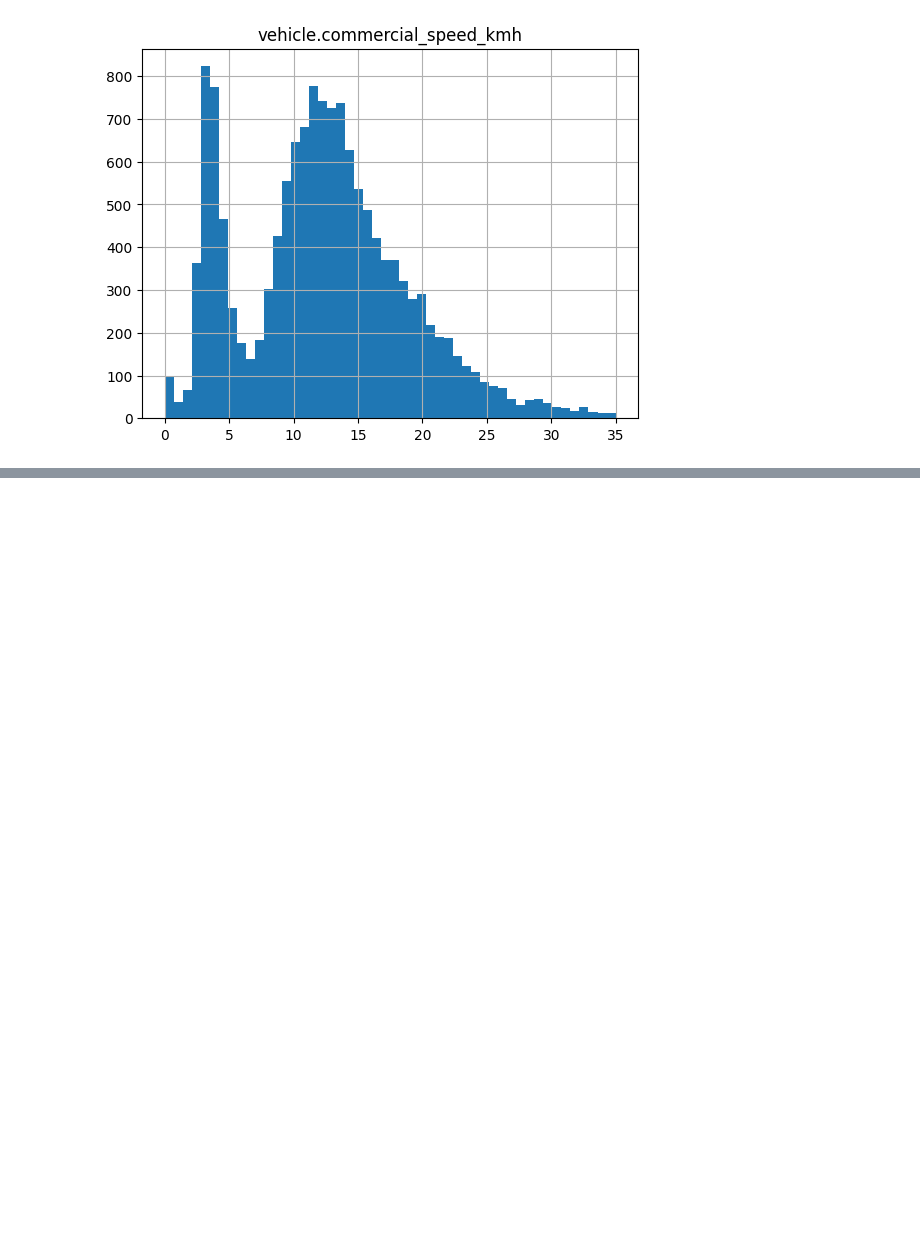
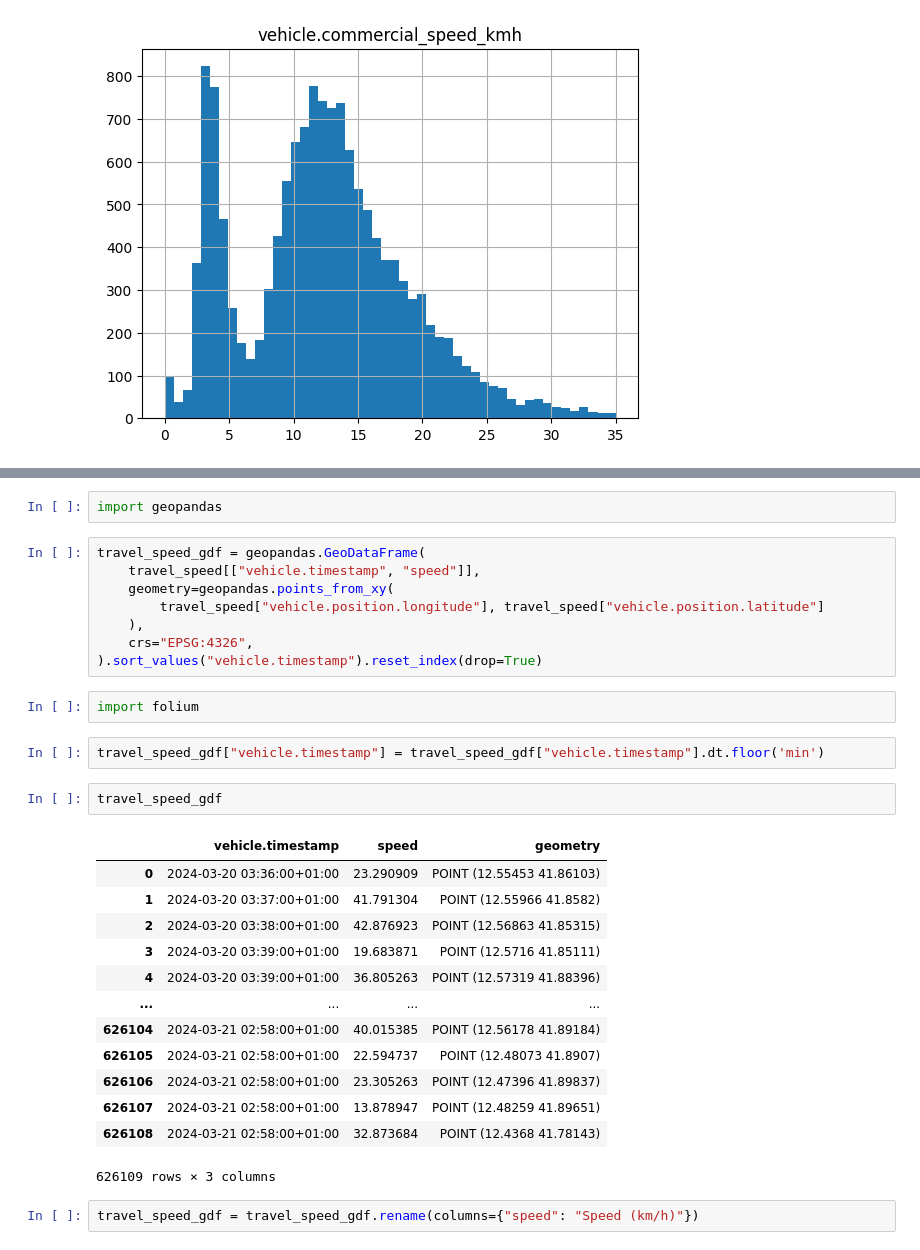
Before and after one commit to fra-luc/datac-analysis, a Jupyter notebook: src/analysis.ipynb, the cells around one changed output, grey strips where cells are left out. Drawn from its saved outputs; the diff is of its cells as text; blank space fills up the shorter version.

```diff
--- a/src/analysis.ipynb
+++ b/src/analysis.ipynb
@@ -267,0 +303,32 @@ trip_positions = route_vehicle_positions[route_vehicle_positions["vehicle.trip.t
+# %%
+import geopandas
+# %%
+travel_speed_gdf = geopandas.GeoDataFrame(
+    travel_speed[["vehicle.timestamp", "speed"]],
+    geometry=geopandas.points_from_xy(
+        travel_speed["vehicle.position.longitude"], travel_speed["vehicle.position.latitude"]
+    ),
+    crs="EPSG:4326",
+).sort_values("vehicle.timestamp").reset_index(drop=True)
+# %%
+import folium
+# %%
+travel_speed_gdf["vehicle.timestamp"] = travel_speed_gdf["vehicle.timestamp"].dt.floor('min')
+# %%
+travel_speed_gdf
+# %% [output]
+|  | vehicle.timestamp | speed | geometry |
+| 0 | 2024-03-20 03:36:00+01:00 | 23.290909 | POINT (12.55453 41.86103) |
+| 1 | 2024-03-20 03:37:00+01:00 | 41.791304 | POINT (12.55966 41.8582) |
+| 2 | 2024-03-20 03:38:00+01:00 | 42.876923 | POINT (12.56863 41.85315) |
+| 3 | 2024-03-20 03:39:00+01:00 | 19.683871 | POINT (12.5716 41.85111) |
+| 4 | 2024-03-20 03:39:00+01:00 | 36.805263 | POINT (12.57319 41.88396) |
+| ... | ... | ... | ... |
+| 626104 | 2024-03-21 02:58:00+01:00 | 40.015385 | POINT (12.56178 41.89184) |
+| 626105 | 2024-03-21 02:58:00+01:00 | 22.594737 | POINT (12.48073 41.8907) |
+| 626106 | 2024-03-21 02:58:00+01:00 | 23.305263 | POINT (12.47396 41.89837) |
+| 626107 | 2024-03-21 02:58:00+01:00 | 13.878947 | POINT (12.48259 41.89651) |
+| 626108 | 2024-03-21 02:58:00+01:00 | 32.873684 | POINT (12.4368 41.78143) |
+626109 rows × 3 columns
+# %%
+travel_speed_gdf = travel_speed_gdf.rename(columns={"speed": "Speed (km/h)"})
```
Also changed, not shown: parts of 41 cells of this notebook, 2 other files.
